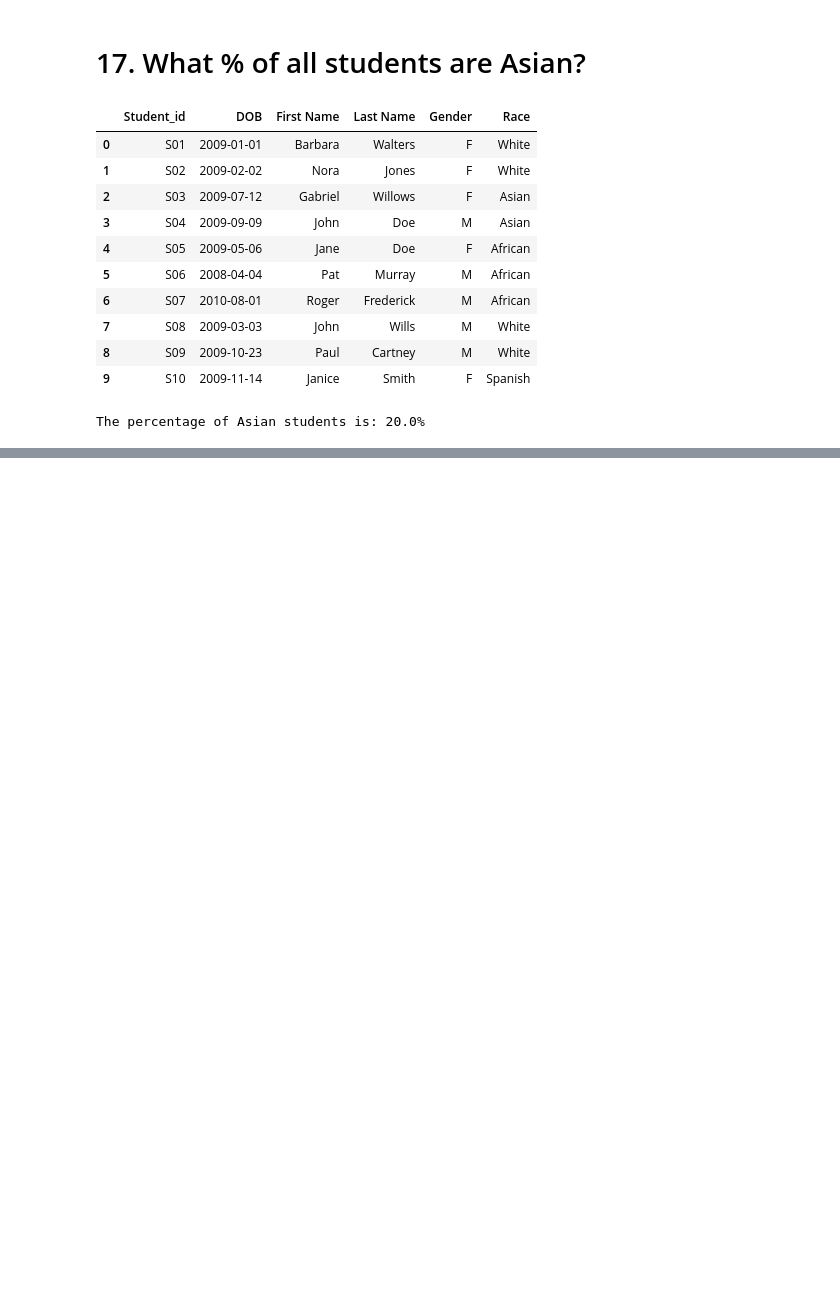
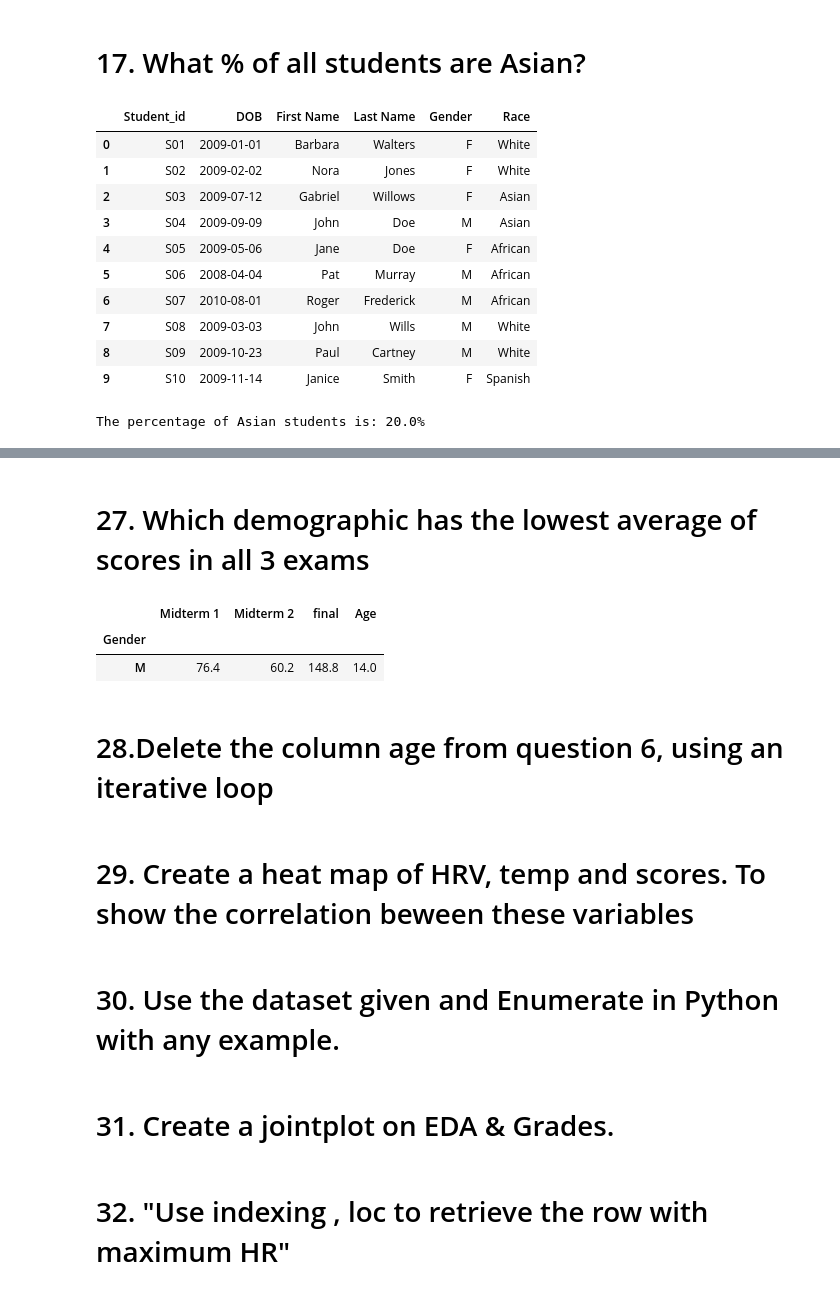
Before and after one commit to PHTeam7/Team7_TinyCoders_PythonHackathon_Dec, a Jupyter notebook: Team7_TinyCoders_Main80Questions.ipynb, the cells around one changed output, grey strips where cells are left out. Drawn from its saved outputs; the diff is of its cells as text; code cells hidden in the pictures; blank space fills up the shorter version.

Commit message:
added questions

```diff
--- a/Team7_TinyCoders_Main80Questions.ipynb
+++ b/Team7_TinyCoders_Main80Questions.ipynb
@@ -55,0 +174,20 @@ The percentage of Asian students is: 20.0%
+# %% [markdown]
+# 27. Which demographic has the lowest average of scores in all 3 exams
+# %%
+result = df_grades.merge(df_demography, on = 'Student_id')
+mean = result.groupby(['Gender']).mean()
+mean.nsmallest(1,columns = ['Midterm 1','Midterm 2','final'])
+# %% [output]
+|  | Midterm 1 | Midterm 2 | final | Age |
+| Gender |  |  |  |  |
+| M | 76.4 | 60.2 | 148.8 | 14.0 |
+# %% [markdown]
+# 28.Delete the column age from question 6, using an iterative loop
+# %% [markdown]
+# 29. Create a heat map of HRV, temp and scores. To show the correlation beween these variables
+# %% [markdown]
+# 30. Use the dataset given and Enumerate in Python with any example.
+# %% [markdown]
+# 31. Create a jointplot on EDA & Grades.
+# %% [markdown]
+# 32. "Use indexing , loc to retrieve the row with maximum HR"
```
Also changed, not shown: parts of 20 cells of this notebook, 1 other file.
